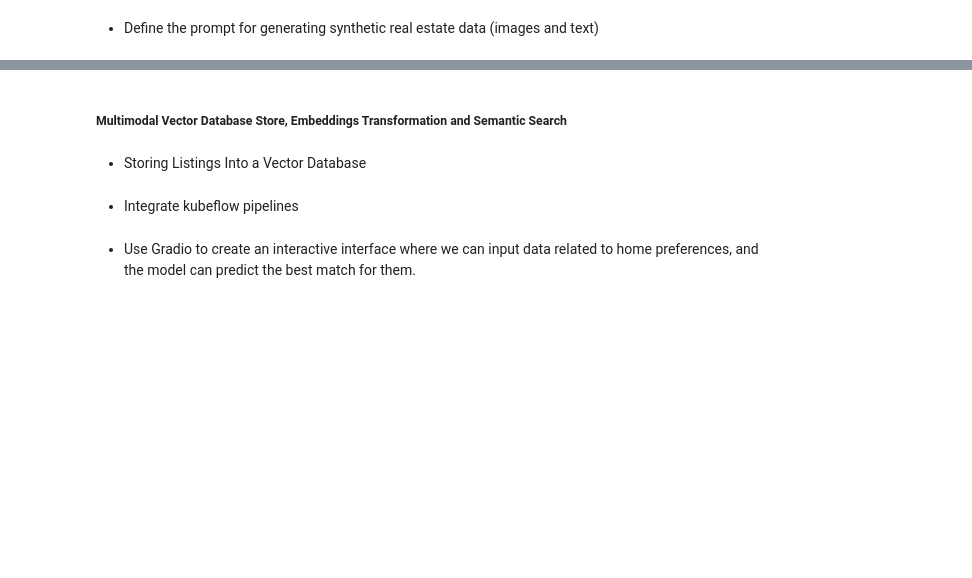
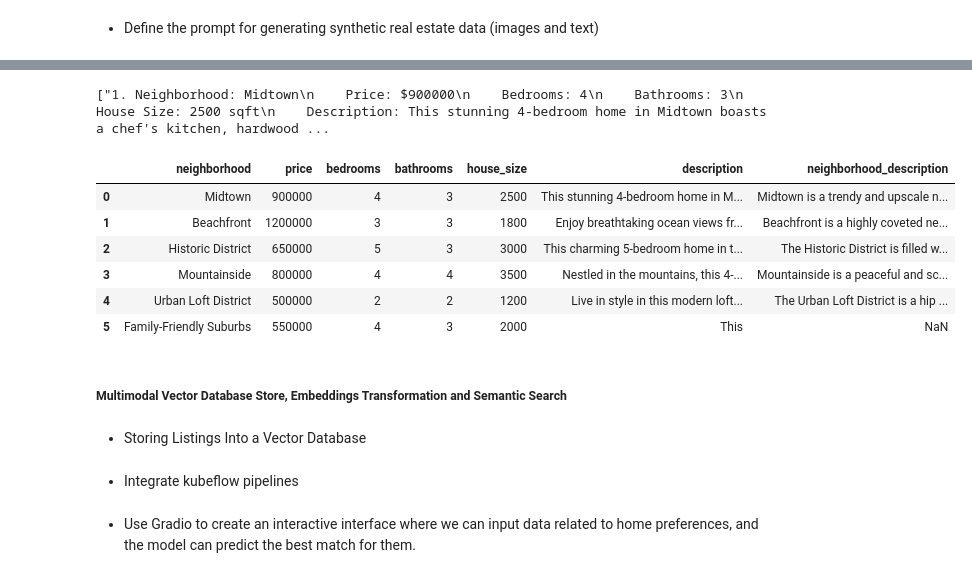
Before and after one commit to polarbeargo/GenAIND-Project-Personalized-Real-Estate-Agent, a Jupyter notebook: HomeMatch.ipynb, the cells around one changed output, grey strips where cells are left out. Cells and saved outputs as stored; diff of their text form; code cells hidden in the pictures; blank space fills up the shorter version.

Commit message:
feat: Implement parse the response into a Pandas DataFrame

```diff
--- a/HomeMatch.ipynb
+++ b/HomeMatch.ipynb
@@ -199 +186,49 @@ Failed to decode JSON: Extra data: line 2 column 2 (char 2)
+# %%
+# Split the string into individual listings
+listings = response.strip().split('\n\n')
+print(listings)  # Debugging line to check the listings format
+data = []
+
+for listing in listings:
+
+    # Remove the integer before 'Neighborhood'
+    listing = listing.split('. ', 1)[1]
+
+    # Split the listing into lines
+    lines = listing.split('\n')
+    listing_data = {}
+
+    for line in lines:
+
+        # Split on the first colon
+        key, value = line.split(': ', 1)
+        listing_data[key.strip()] = value.strip()
+
+    data.append(listing_data)
+
+df = pd.DataFrame(data)
+
+df.rename(columns={
+    'Neighborhood': 'neighborhood',
+    'Price': 'price',
+    'Bedrooms': 'bedrooms',
+    'Bathrooms': 'bathrooms',
+    'House Size': 'house_size',
+    'Description': 'description',
+    'Neighborhood Description': 'neighborhood_description'
+}, inplace=True)
+
+# Convert price to integer and house_size to integer (removing ' sqft')
+df['price'] = df['price'].replace({'\$': '', ',': ''}, regex=True).astype(int)
+df['house_size'] = df['house_size'].replace({' sqft': ''}, regex=True).fillna(0).astype(int)
+df
+# %% [output]
+["1. Neighborhood: Midtown\n    Price: $900000\n    Bedrooms: 4\n    Bathrooms: 3\n    House Size: 2500 sqft\n    Description: This stunning 4-bedroom home in Midtown boasts a chef's kitchen, hardwood ...
+|  | neighborhood | price | bedrooms | bathrooms | house_size | description | neighborhood_description |
+| 0 | Midtown | 900000 | 4 | 3 | 2500 | This stunning 4-bedroom home in M... | Midtown is a trendy and upscale n... |
+| 1 | Beachfront | 1200000 | 3 | 3 | 1800 | Enjoy breathtaking ocean views fr... | Beachfront is a highly coveted ne... |
+| 2 | Historic District | 650000 | 5 | 3 | 3000 | This charming 5-bedroom home in t... | The Historic District is filled w... |
+| 3 | Mountainside | 800000 | 4 | 4 | 3500 | Nestled in the mountains, this 4-... | Mountainside is a peaceful and sc... |
+| 4 | Urban Loft District | 500000 | 2 | 2 | 1200 | Live in style in this modern loft... | The Urban Loft District is a hip ... |
+| 5 | Family-Friendly Suburbs | 550000 | 4 | 3 | 2000 | This | NaN |
 # %%
```
Also changed, not shown: parts of 4 cells of this notebook.
